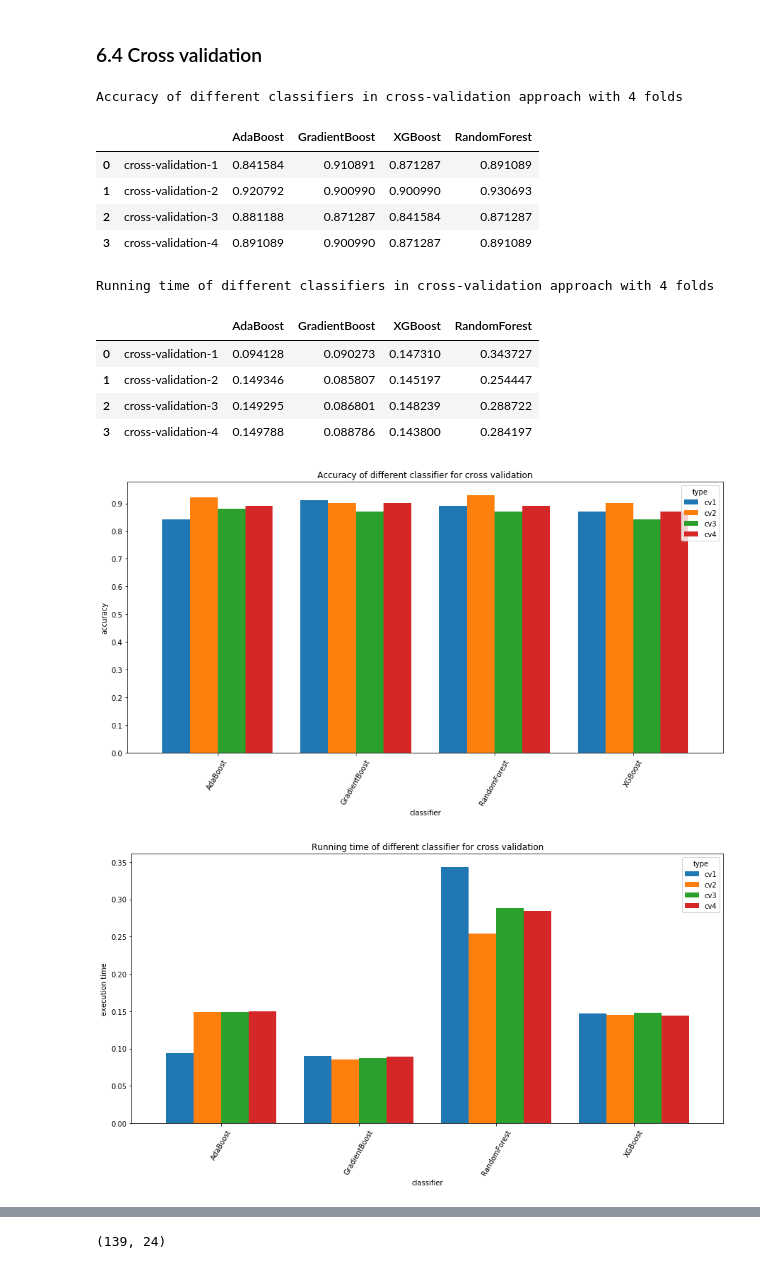
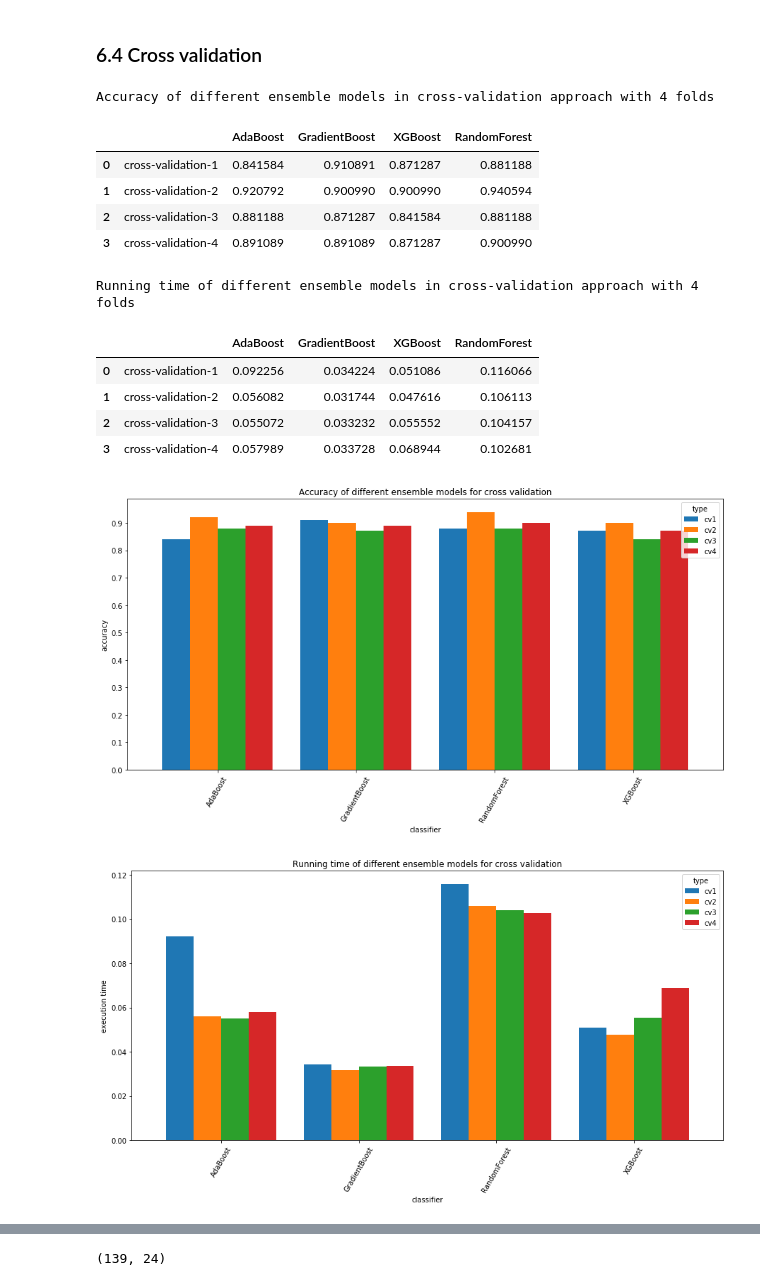
Before and after one commit to maliakber/data-mining-csc-503, a Jupyter notebook: source/nba-hall-of-fame-jupnote.ipynb, the cells around one changed output, grey strips where cells are left out. Drawn from its saved outputs; the diff is of its cells as text; code cells hidden in the pictures.

```diff
--- a/source/nba-hall-of-fame-jupnote.ipynb
+++ b/source/nba-hall-of-fame-jupnote.ipynb
@@ -911,16 +893,16 @@ for row in rows_list4:
         accuracy_list[row[0]] = []
     accuracy_list[row[0]].append(row[2])
 
-print("Accuracy of different classifiers in cross-validation approach with 4 folds")
+print("Accuracy of different ensemble models in cross-validation approach with 4 folds")
 pd.DataFrame.from_dict(accuracy_list)
 # we are using 4 folds here for the cross validation
 # %% [output]
-Accuracy of different classifiers in cross-validation approach with 4 folds
+Accuracy of different ensemble models in cross-validation approach with 4 folds
 |  |  | AdaBoost | GradientBoost | XGBoost | RandomForest |
-| 0 | cross-validation-1 | 0.841584 | 0.910891 | 0.871287 | 0.891089 |
-| 1 | cross-validation-2 | 0.920792 | 0.900990 | 0.900990 | 0.930693 |
-| 2 | cross-validation-3 | 0.881188 | 0.871287 | 0.841584 | 0.871287 |
-| 3 | cross-validation-4 | 0.891089 | 0.900990 | 0.871287 | 0.891089 |
+| 0 | cross-validation-1 | 0.841584 | 0.910891 | 0.871287 | 0.881188 |
+| 1 | cross-validation-2 | 0.920792 | 0.900990 | 0.900990 | 0.940594 |
+| 2 | cross-validation-3 | 0.881188 | 0.871287 | 0.841584 | 0.881188 |
+| 3 | cross-validation-4 | 0.891089 | 0.891089 | 0.871287 | 0.900990 |
 # %%
 accuracy_list = dict()
 accuracy_list[''] = ['cross-validation-1', 'cross-validation-2', 'cross-validation-3', 'cross-validation-4']
@@ -929,31 +911,31 @@ for row in rows_list5:
         accuracy_list[row[0]] = []
     accuracy_list[row[0]].append(row[2])
 
-print("Running time of different classifiers in cross-validation approach with 4 folds")
+print("Running time of different ensemble models in cross-validation approach with 4 folds")
 pd.DataFrame.from_dict(accuracy_list)
 # we are using 4 folds here for the cross validation
 # %% [output]
-Running time of different classifiers in cross-validation approach with 4 folds
+Running time of different ensemble models in cross-validation approach with 4 folds
 |  |  | AdaBoost | GradientBoost | XGBoost | RandomForest |
-| 0 | cross-validation-1 | 0.094128 | 0.090273 | 0.147310 | 0.343727 |
-| 1 | cross-validation-2 | 0.149346 | 0.085807 | 0.145197 | 0.254447 |
-| 2 | cross-validation-3 | 0.149295 | 0.086801 | 0.148239 | 0.288722 |
-| 3 | cross-validation-4 | 0.149788 | 0.088786 | 0.143800 | 0.284197 |
+| 0 | cross-validation-1 | 0.092256 | 0.034224 | 0.051086 | 0.116066 |
+| 1 | cross-validation-2 | 0.056082 | 0.031744 | 0.047616 | 0.106113 |
+| 2 | cross-validation-3 | 0.055072 | 0.033232 | 0.055552 | 0.104157 |
+| 3 | cross-validation-4 | 0.057989 | 0.033728 | 0.068944 | 0.102681 |
 # %%
 performance = pd.DataFrame(rows_list4, columns=['classifier','type','accuracy'])
 performance.pivot('classifier','type','accuracy').plot(kind='bar', figsize=(15, 7), width=0.8, rot=60) # stacked=True
-plt.title("Accuracy of different classifier for cross validation")
+plt.title("Accuracy of different ensemble models for cross validation")
 plt.yticks(np.arange(0, 1, step=0.1))
 plt.ylabel('accuracy')
 plt.show()
 # %% [output]
-[figure, old version]
+[figure, new version]
 # %%
 performance = pd.DataFrame(rows_list5, columns=['classifier','type','time'])
 performance.pivot('classifier','type','time').plot(kind='bar', figsize=(15, 7), width=0.8, rot=60) # stacked=True
-plt.title("Running time of different classifier for cross validation")
+plt.title("Running time of different ensemble models for cross validation")
 plt.ylabel('execution time')
 plt.show()
 # %% [output]
-[figure, old version]
+[figure, new version]
 # %% [markdown]
```
Also changed, not shown: parts of 58 cells of this notebook.
